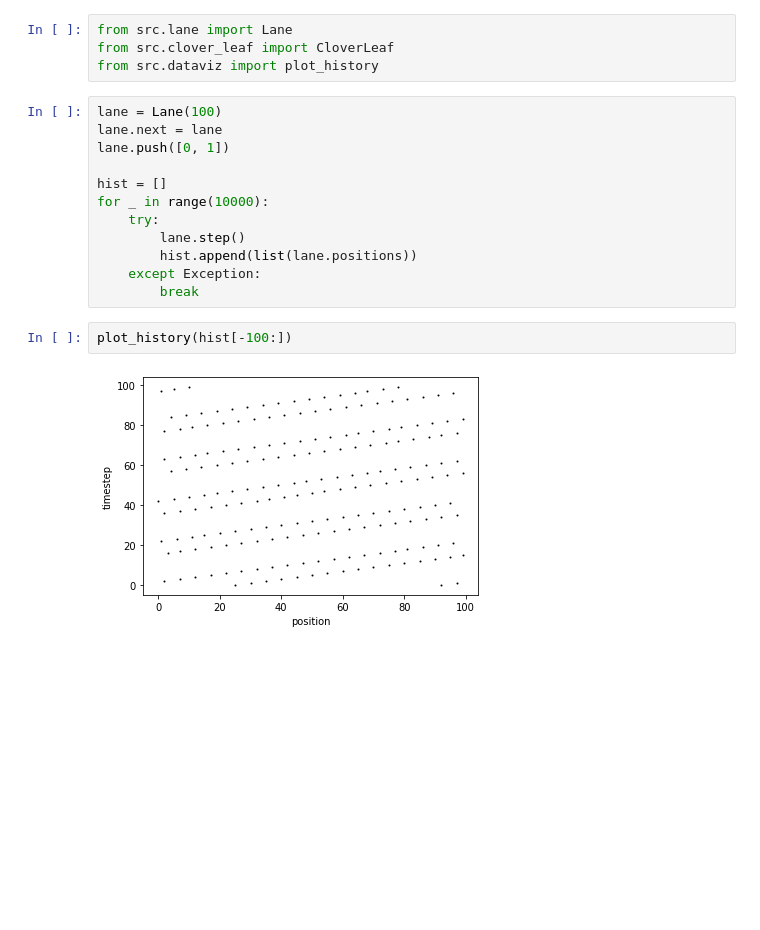
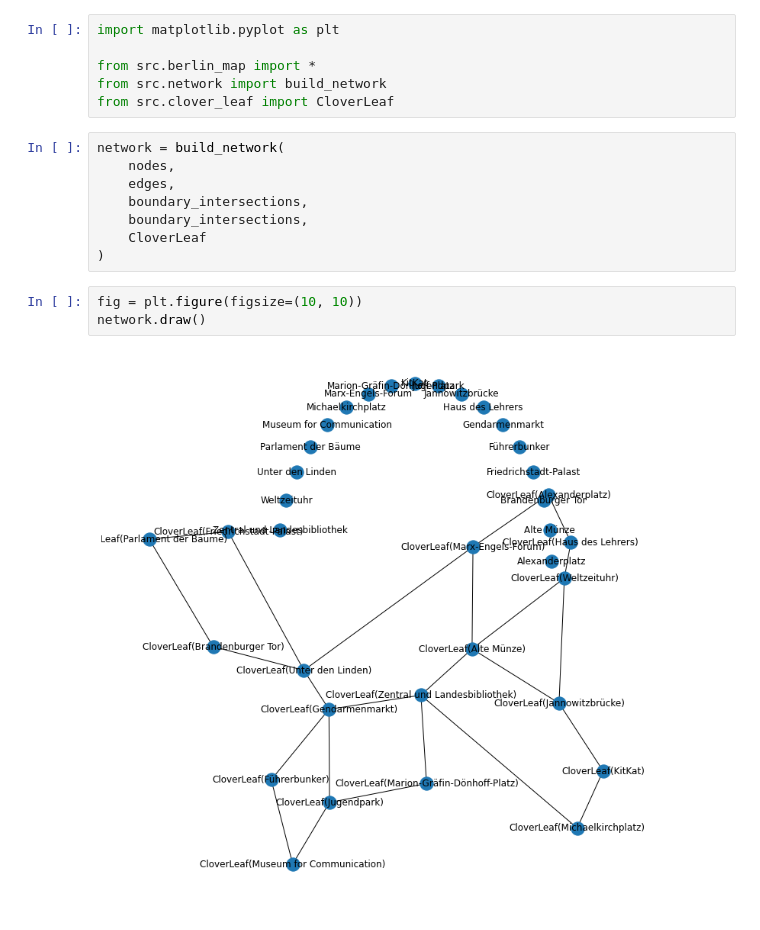
Before and after one commit to leo-ware/berlin-traffic, a Jupyter notebook: analysis.ipynb, the cells around one changed output. Cells and saved outputs as stored; diff of their text form; blank space fills up the shorter version.

```diff
--- a/analysis.ipynb
+++ b/analysis.ipynb
@@ -1,20 +1,19 @@
-# %%
-from src.lane import Lane
-from src.clover_leaf import CloverLeaf
-from src.dataviz import plot_history
-# %%
-lane = Lane(100)
-lane.next = lane
-lane.push([0, 1])
-
-hist = []
-for _ in range(10000):
-    try:
-        lane.step()
-        hist.append(list(lane.positions))
-    except Exception:
-        break
-# %%
-plot_history(hist[-100:])
-# %% [output]
-[figure, removed]
+# %%
+import matplotlib.pyplot as plt
+
+from src.berlin_map import *
+from src.network import build_network
+from src.clover_leaf import CloverLeaf
+# %%
+network = build_network(
+    nodes,
+    edges,
+    boundary_intersections,
+    boundary_intersections,
+    CloverLeaf
+)
+# %%
+fig = plt.figure(figsize=(10, 10))
+network.draw()
+# %% [output]
+[figure, added]
```
Also changed, not shown: 14 other files.
